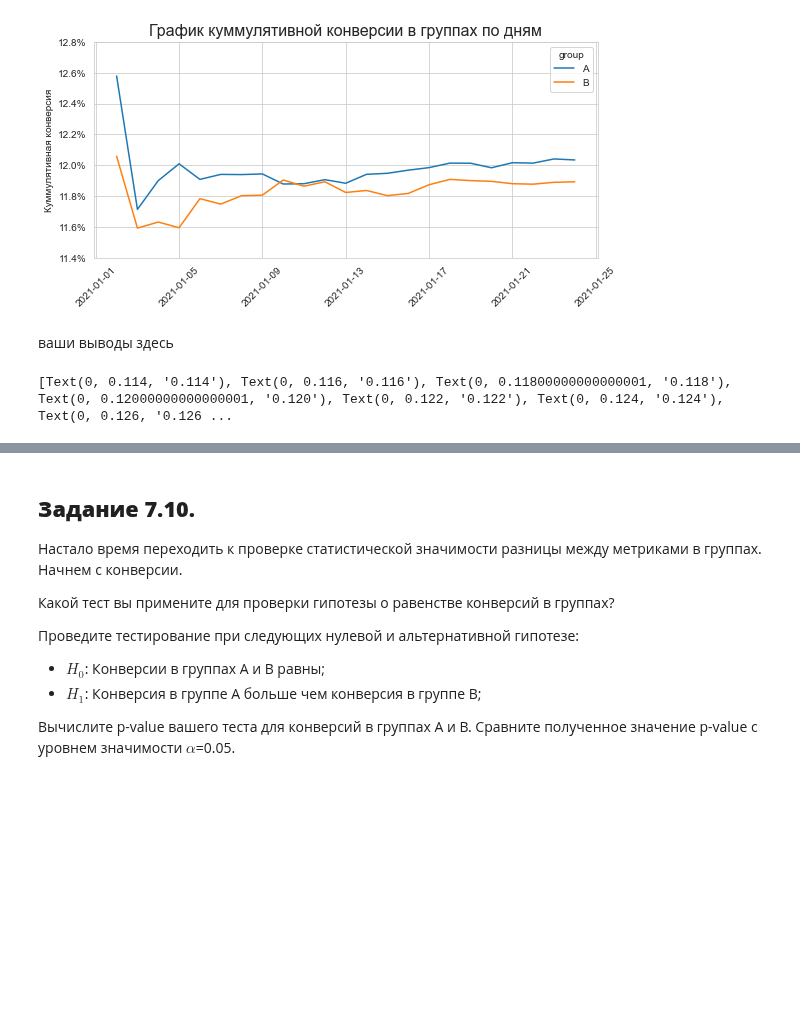
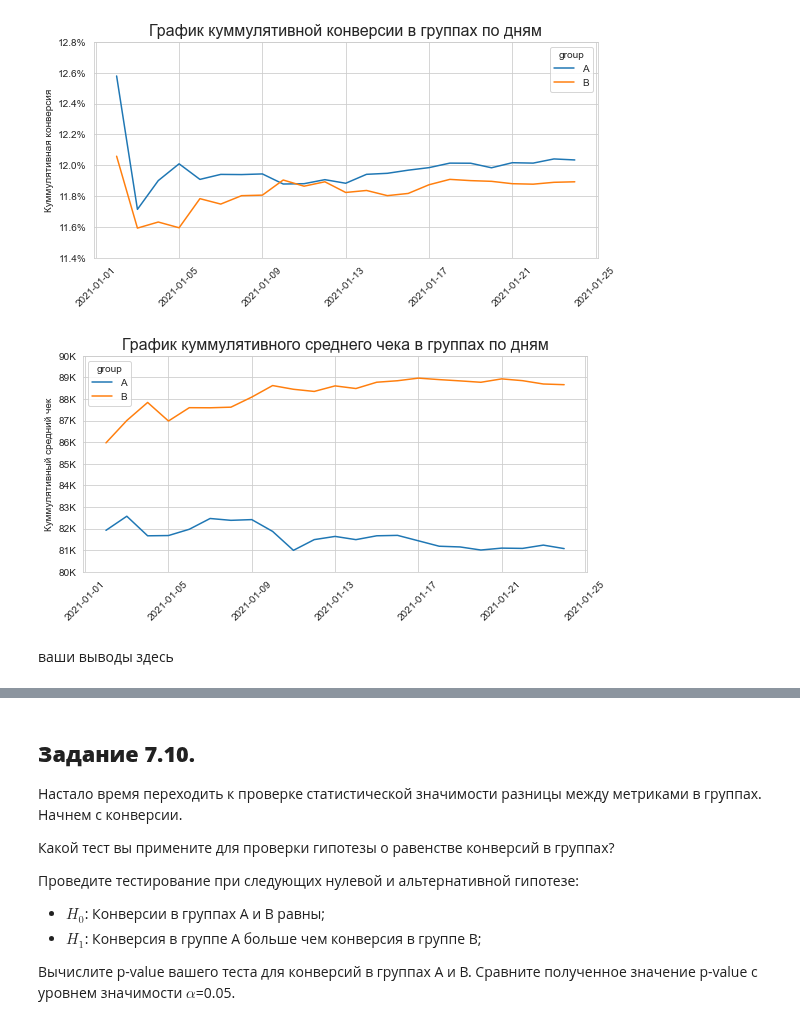
Before and after one commit to evpozdniakov/ds_projects, a Jupyter notebook: hw3/ab_testing.ipynb, the cells around one changed output, grey strips where cells are left out. Cells and saved outputs as stored; diff of their text form; code cells hidden in the pictures; blank space fills up the shorter version.

```diff
--- a/hw3/ab_testing.ipynb
+++ b/hw3/ab_testing.ipynb
@@ -448,12 +448,24 @@ ax.set_yticklabels([f'{x * 100:.1f}%' for x in ax.get_yticks()])
 ax.xaxis.set_tick_params(rotation=45);
 # %% [output]
 [figure]
+# %%
+fig, ax = figax('grp_cum_chck', figsize=(7, 3))
+
+sns.lineplot(
+    data=data_by_date,
+    x='date',
+    y='cum_mean_check',
+    hue='group',
+    ax=ax
+)
+
+ax.set_title('График куммулятивного среднего чека в группах по дням', fontsize=16)
+ax.set_xlabel('')
+ax.set_ylabel('Куммулятивный средний чек')
+ax.set_yticks([x * 1000 for x in range(80, 91)])
+ax.set_yticklabels([f'{x/1000:.0f}K' for x in ax.get_yticks()])
+ax.xaxis.set_tick_params(rotation=45);
+# %% [output]
+[figure, added]
 # %% [markdown]
 ваши выводы здесь
-# %%
-# [f'{round(float(x.get_text()) * 100, 1)}%' for x in ax.get_yticklabels()]
-# [f'{float(x.get_text()) * 100:.1f}%' for x in ax.get_yticklabels()]
-# [f'{float(x.get_text()) * 100:.1f}%' for x in ax.get_yticklabels()]
-print([x for x in ax.get_yticklabels()])
-# %% [output]
-[Text(0, 0.114, '0.114'), Text(0, 0.116, '0.116'), Text(0, 0.11800000000000001, '0.118'), Text(0, 0.12000000000000001, '0.120'), Text(0, 0.122, '0.122'), Text(0, 0.124, '0.124'), Text(0, 0.126, '0.126 ...
```
Also changed, not shown: parts of 20 cells of this notebook.
